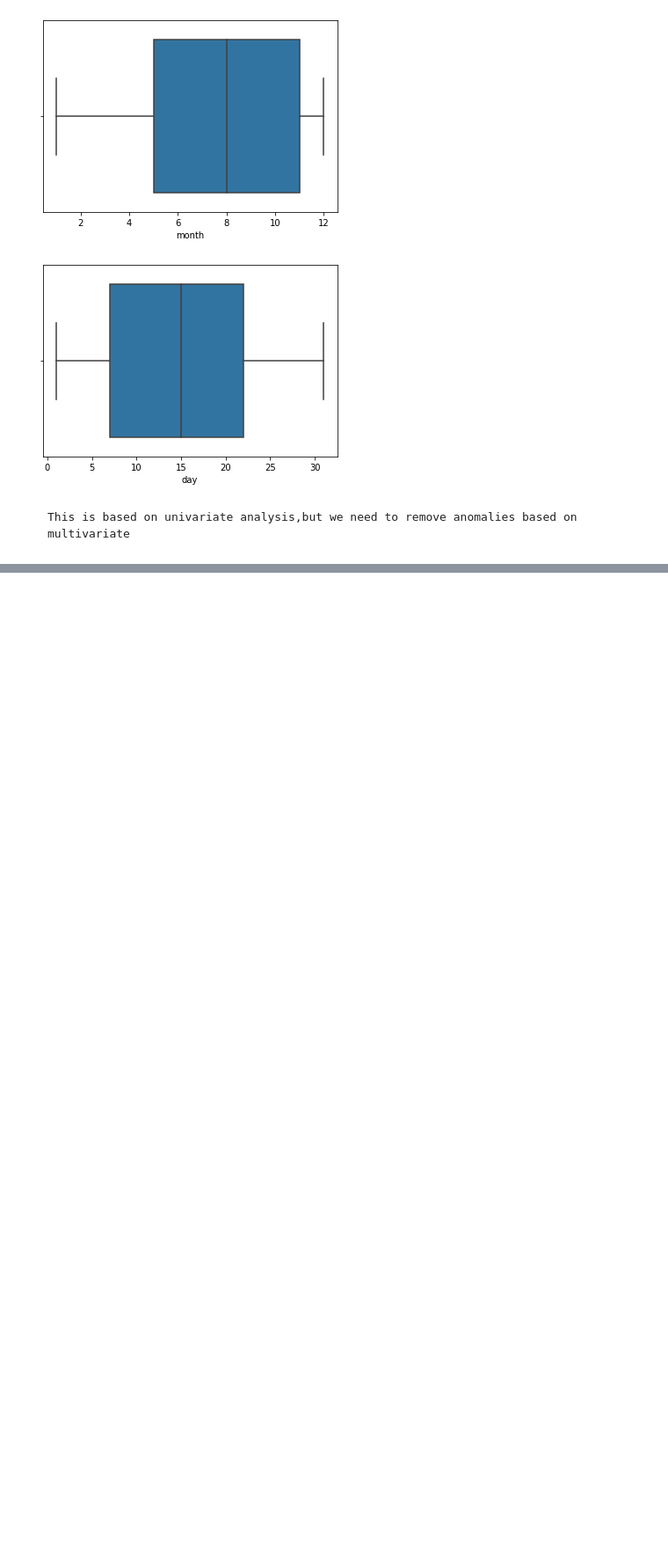
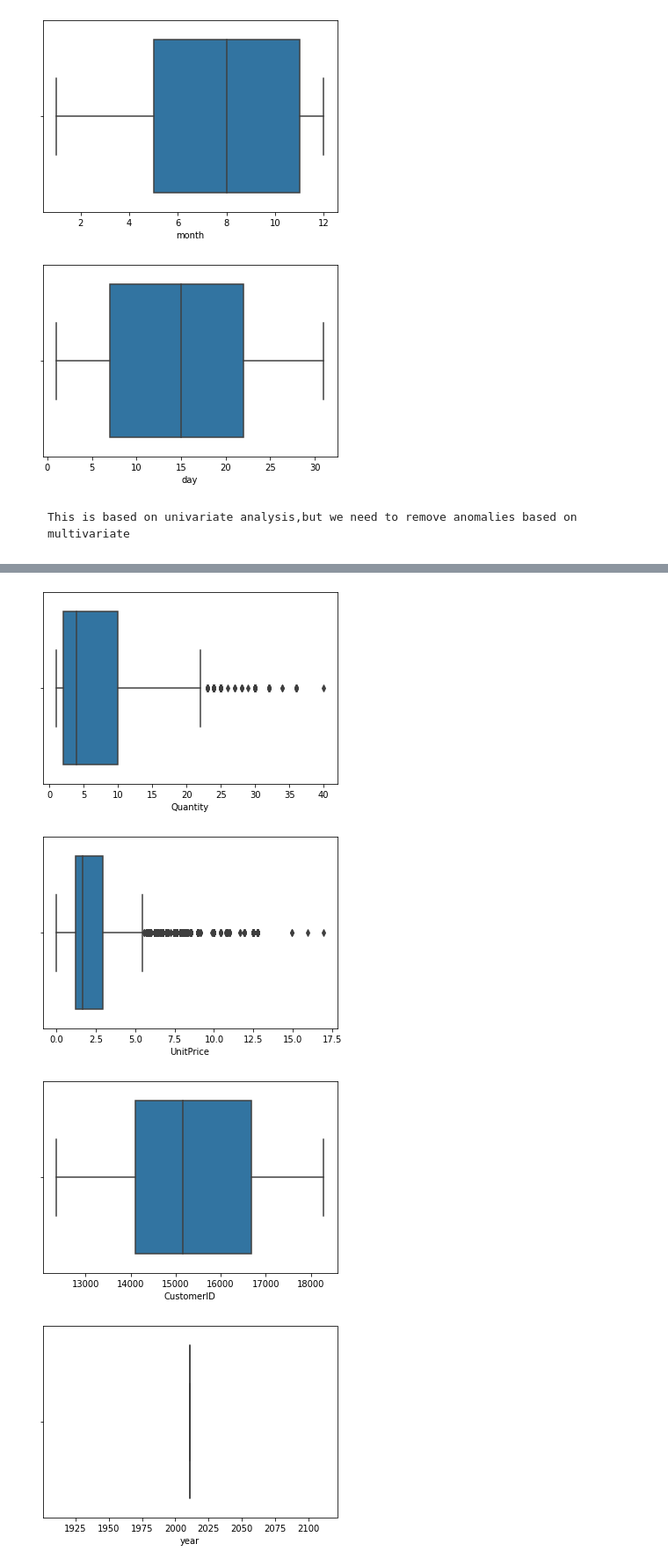
Before and after one commit to ajayn3300/Customer_Segmentation---Clustering, a Jupyter notebook: Online_Retail_Customer_Segmentation_Capstone_Project.ipynb, the cells around one changed output, grey strips where cells are left out. Shown: that part at 88% size. Saved outputs shown, nothing was run; the diff lists cells and outputs as text; code cells hidden in the pictures; blank space fills up the shorter version.

```diff
--- a/Online_Retail_Customer_Segmentation_Capstone_Project.ipynb
+++ b/Online_Retail_Customer_Segmentation_Capstone_Project.ipynb
@@ -211,7 +216,7 @@ for i,j in enumerate(data.describe().columns):
 from sklearn.ensemble import IsolationForest       #
 
 # initiating model class
-detector=IsolationForest(n_estimators=100,max_samples='auto',contamination=0.2,max_features=4)
+detector=IsolationForest(n_estimators=100,max_samples='auto',contamination=0.2,max_features=2)
 
 # fit_transform
 detector.fit(data[data.describe().columns])
@@ -239,0 +243,10 @@ data.sample()
+# %%
+# Let's plot features again
+for i,j in enumerate(data.describe().columns):
+  plt.figure(i+1)
+  sns.boxplot(data[j])
+# %% [output]
+[figure, added]
+[figure, added]
+[figure, added]
+[figure, added]
```
Also changed, not shown: parts of 9 cells of this notebook.
